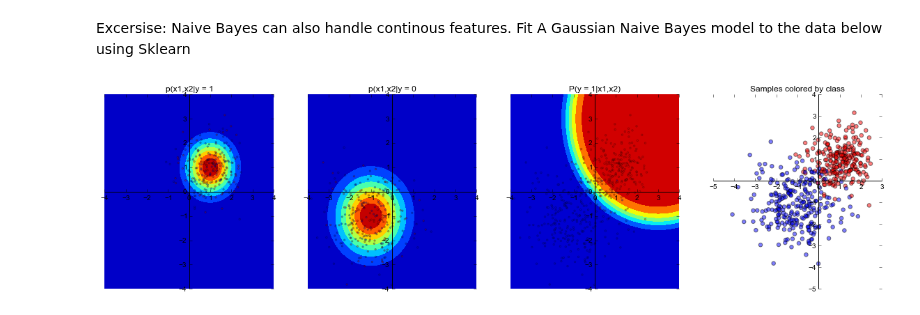
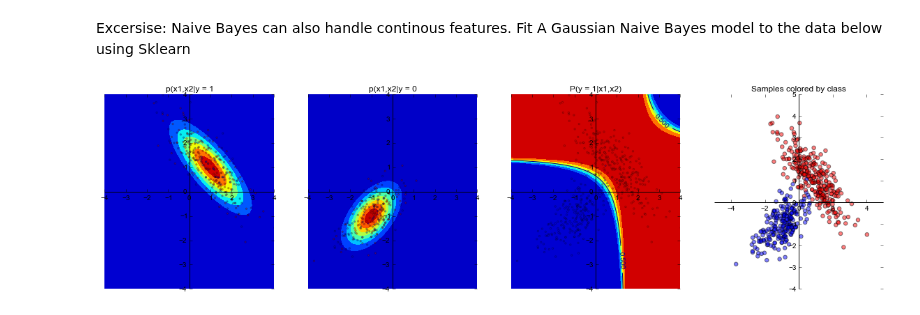
Before and after one commit to NICTA/MLSS, a Jupyter notebook: Logistic Regression.ipynb, the cells around one changed output. Cells and saved outputs as stored; diff of their text form; code cells hidden in the pictures.

```diff
--- a/Logistic Regression.ipynb
+++ b/Logistic Regression.ipynb
@@ -165,10 +164,10 @@ Excersise: Naive Bayes can also handle continous features. Fit A Gaussian Naive
 # %%
 # Generates some data from a Gaussian Mixture Model
 mean0 = [-1,-1]
 mean1 = [1,1]
-cov0 = [[1, 0], [0, 1]]
-cov1 = [[.5, 0], [0, .5]]
+cov0 = [[.5, .28], [.28, .5]]
+cov1 = [[1, -.8], [-.8, 1]]
 mixture = util.GaussianMixture(mean0,cov0,mean1,cov1)
 mX,mY = mixture.sample(500,0.5,plot=True)
 # %% [output]
-[figure, old version]
+[figure, new version]
```
Also changed, not shown: parts of 20 cells of this notebook, 2 other files.
